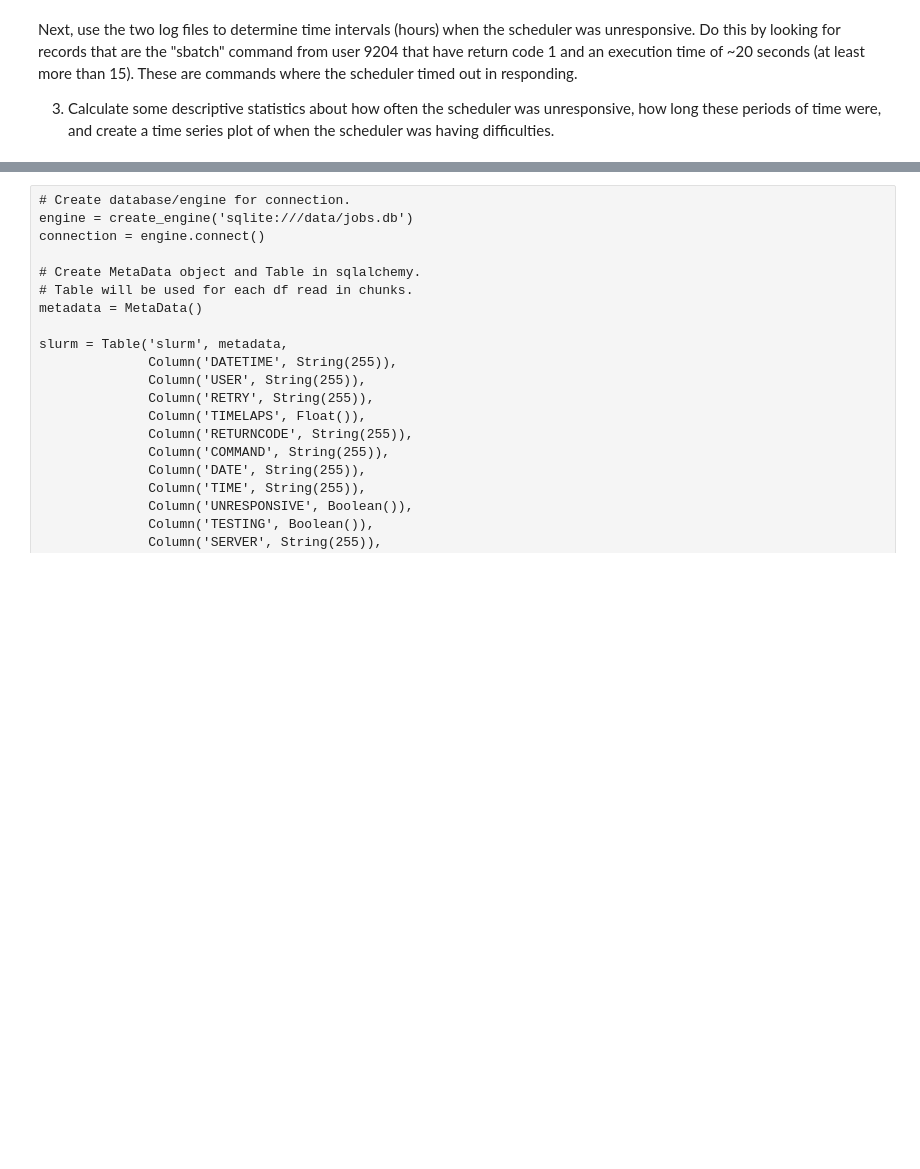
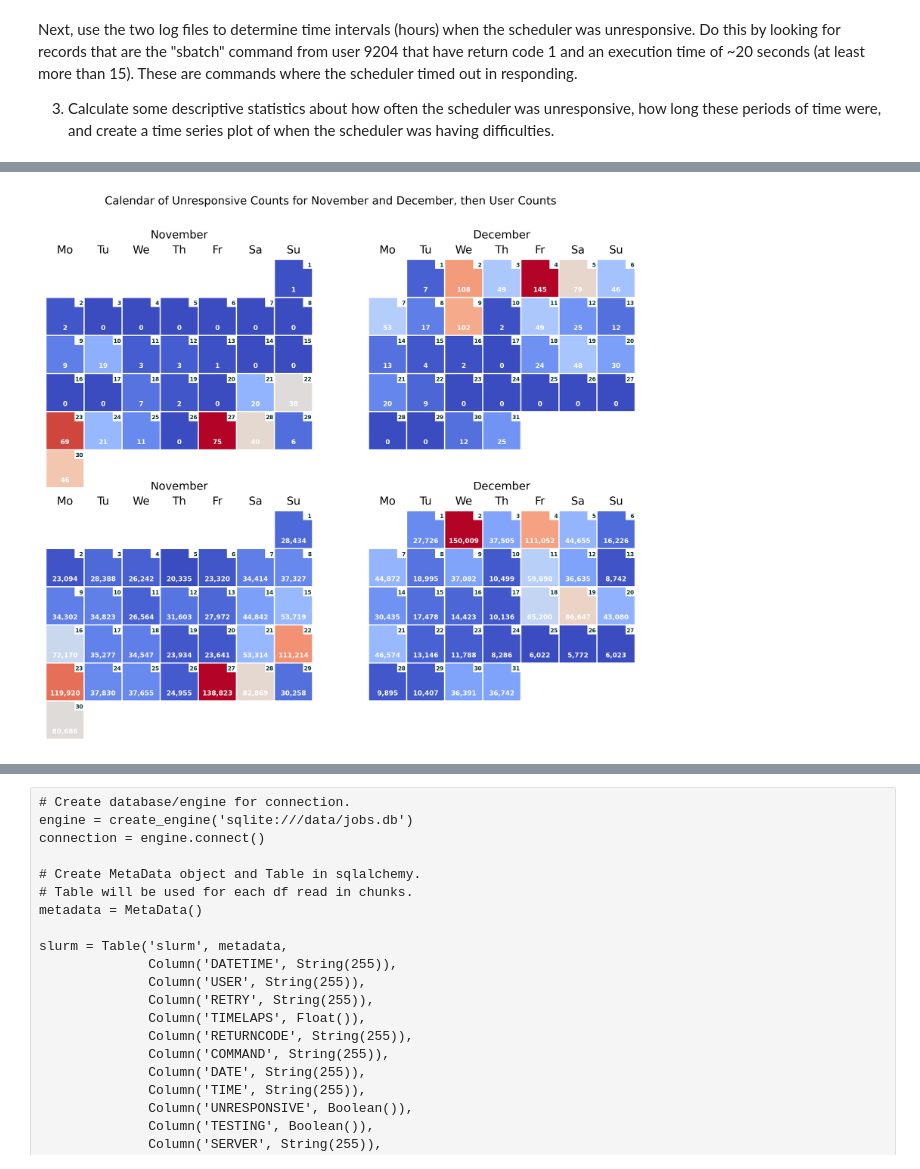
Before and after one commit to nss-data-science-cohort-5/accre-three-musketeers, a Jupyter notebook: charre2021-ACCRE_Question_3.ipynb, the cells around one changed output, grey strips where cells are left out. Cells and saved outputs as stored; diff of their text form; code cells hidden in the pictures; blank space fills up the shorter version.

```diff
--- a/charre2021-ACCRE_Question_3.ipynb
+++ b/charre2021-ACCRE_Question_3.ipynb
@@ -203,8 +210,8 @@ plt.title('Unresponsiveness and Testing Counts per Day during November and Decem
 # %%
-# Create a dataframe that shows consecutive unresponsive signals over three minute increments and sums them.
+# Create a dataframe that shows consecutive unresponsive signals over twenty second increments and sums them.
 for index, value in enumerate(relevant_columns):
     df = (
-        all_dfs.groupby(pd.Grouper(freq = '3T'))[value].\
+        all_dfs.groupby(pd.Grouper(freq = '20S'))[value].\
         sum().\
         reset_index().\
         rename(columns = {'sum':f'{value}'}))
@@ -264,8 +289,8 @@ set_table_styles([
 # %%
 # Calendar heatmap based on modified version of https://stackoverflow.com/a/61277350.
-
+# Check that days are correct.
 weeks = [1, 2, 3, 4, 5, 6]
-days = ['Su', 'Mo', 'Tu', 'We', 'Th', 'Fr', 'Sa']
+days = ['Mo', 'Tu', 'We', 'Th', 'Fr', 'Sa', 'Su']
 month_names = ['November', 'December']
 
 def split_months(df, indices_of_desired_values):
@@ -361,33 +386,35 @@ def create_calendar_heatmap(day_nums, day_vals):
                              va = "center",
                              fontsize = 5,
                              color = "#003333",
                              fontweight = 'bold',
                              alpha = 1)
 
                     # Draw white grid lines around boxes.
                     patch_coords = ((d - 0.5, w + 0.5),
                                     (d + 0.5, w + 0.5),
                                     (d + 0.5, w - 0.5),
                                     (d - 0.5, w - 0.5))
 
                     square = Polygon(patch_coords, fc = 'none', edgecolor = 'w')
                     axs.add_artist(square)
 
                     # Draw smaller white boxes for day numbers.
                     patch_coords = ((d + 0.25, w - 0.5),
                                     (d + 0.5, w - 0.5),
                                     (d + 0.5, w - 0.25),
                                     (d + 0.25, w - 0.25))
 
                     square = Polygon(patch_coords, fc = 'w')
                     axs.add_artist(square)
 
     plt.suptitle('Calendar of Unresponsive Counts for November and December, then User Counts',
                  fontsize = 10)
 
 # Call functions and plot.
 day_nums, day_vals = split_months(responsiveness_by_day[16:77], [1,4])
 create_calendar_heatmap(day_nums, day_vals)
+# %% [output]
+[figure, added]
 # %%
 # Try to limit models to days where system was actually being used.
 scatter_responsiveness_by_day = responsiveness_by_day.loc[responsiveness_by_day['USERCOUNT'] > 10]
```
Also changed, not shown: parts of 12 cells of this notebook, 4 other files.
